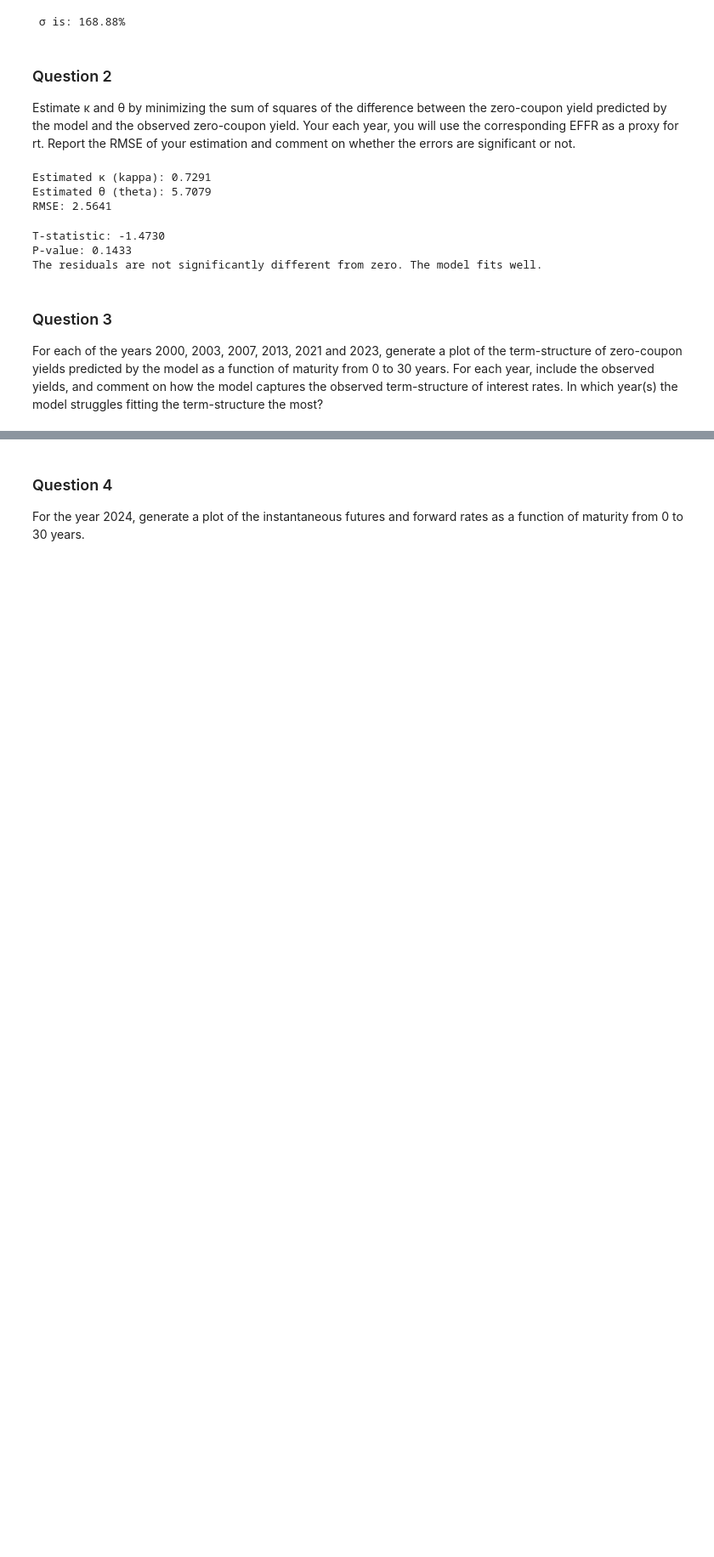
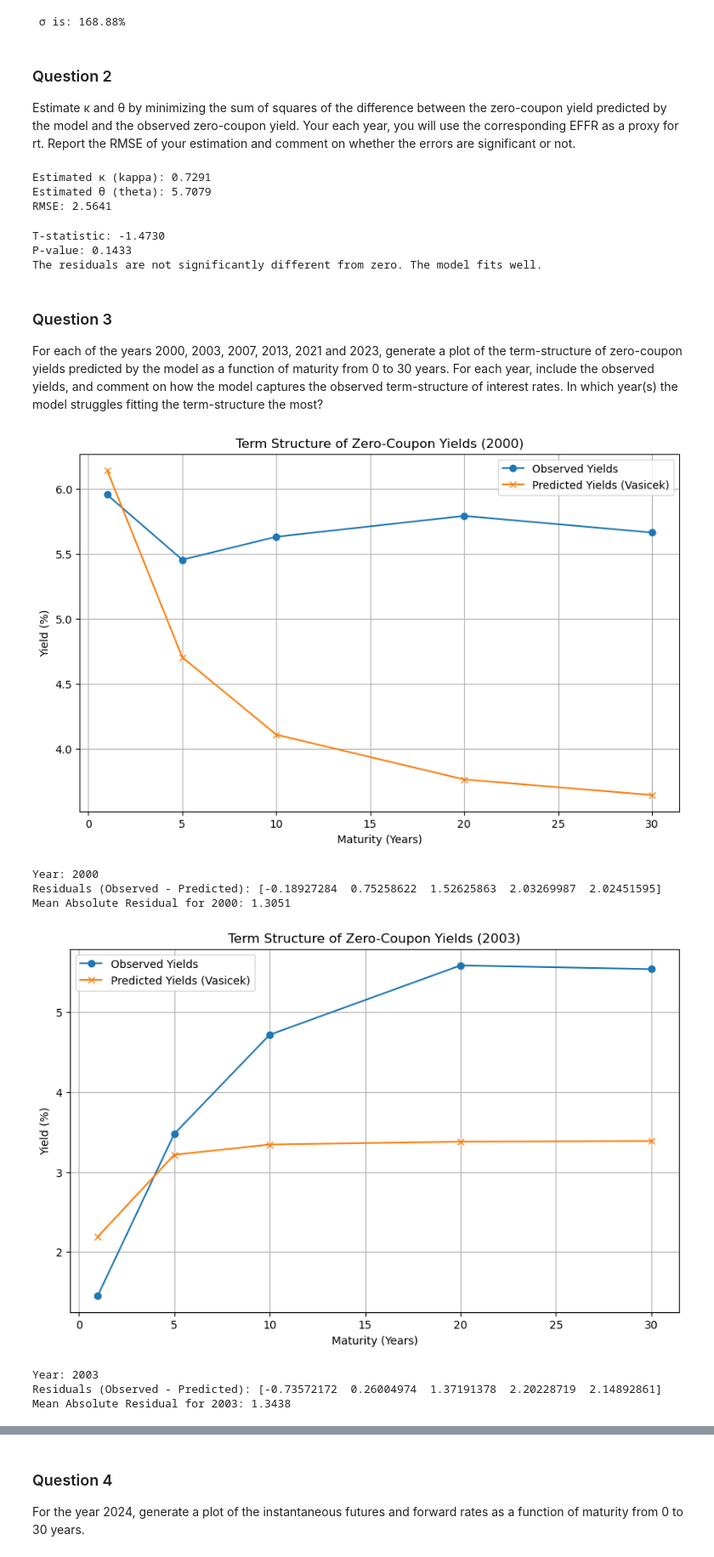
Before and after one commit to pwoepie/Fin538-project2, a Jupyter notebook: Project 2.ipynb, the cells around one changed output, grey strips where cells are left out. Shown: that part at 85% size. Drawn from its saved outputs; the diff is of its cells as text; code cells hidden in the pictures; blank space fills up the shorter version.

```diff
--- a/Project 2.ipynb
+++ b/Project 2.ipynb
@@ -118,3 +118,52 @@ The residuals are not significantly different from zero. The model fits well.
 # %% [markdown]
 ### Question 3
 For each of the years 2000, 2003, 2007, 2013, 2021 and 2023, generate a plot of the term-structure of zero-coupon yields predicted by the model as a function of maturity from 0 to 30 years. For each year, include the observed yields, and comment on how the model captures the observed term-structure of interest rates. In which year(s) the model struggles fitting the term-structure the most?
+# %%
+import matplotlib.pyplot as plt
+
+# Define the years to analyze
+years_to_analyze = [2000, 2003, 2007, 2013, 2021, 2023]
+
+# Define the maturities corresponding to the yields
+maturities = np.array([1, 5, 10, 20, 30])  # Maturities in years
+
+# Loop through each specified year
+for year in years_to_analyze:
+    # Filter the data for the current year
+    year_data = df[df['Date'].dt.year == year]
+    if year_data.empty:
+        print(f"No data available for year {year}. Skipping...")
+        continue
+
+    # Extract observed yields and short rate for the year
+    observed_yields = year_data[["Y01", "Y05", "Y10", "Y20", "Y30"]].values[0]  # Relevant columns only
+    short_rate = year_data.iloc[0]["EFFR"]
+
+    # Calculate predicted yields using the Vasicek model
+    predicted_yields = vasicek_yield(maturities, short_rate, kappa_opt, theta_opt, sigma_est)
+
+    # Plot observed vs predicted yields
+    plt.figure(figsize=(10, 6))
+    plt.plot(maturities, observed_yields, label="Observed Yields", marker='o')
+    plt.plot(maturities, predicted_yields, label="Predicted Yields (Vasicek)", marker='x')
+    plt.title(f"Term Structure of Zero-Coupon Yields ({year})")
+    plt.xlabel("Maturity (Years)")
+    plt.ylabel("Yield (%)")
+    plt.legend()
+    plt.grid()
+    plt.show()
+
+    # Compare model performance
+    residuals = observed_yields - predicted_yields
+    print(f"Year: {year}")
+    print(f"Residuals (Observed - Predicted): {residuals}")
+    print(f"Mean Absolute Residual for {year}: {np.mean(np.abs(residuals)):.4f}")
+# %% [output]
+[figure, added]
+Year: 2000
+Residuals (Observed - Predicted): [-0.18927284  0.75258622  1.52625863  2.03269987  2.02451595]
+Mean Absolute Residual for 2000: 1.3051
+[figure, added]
+Year: 2003
+Residuals (Observed - Predicted): [-0.73572172  0.26004974  1.37191378  2.20228719  2.14892861]
+Mean Absolute Residual for 2003: 1.3438
```
Also changed, not shown: parts of 3 cells of this notebook.
